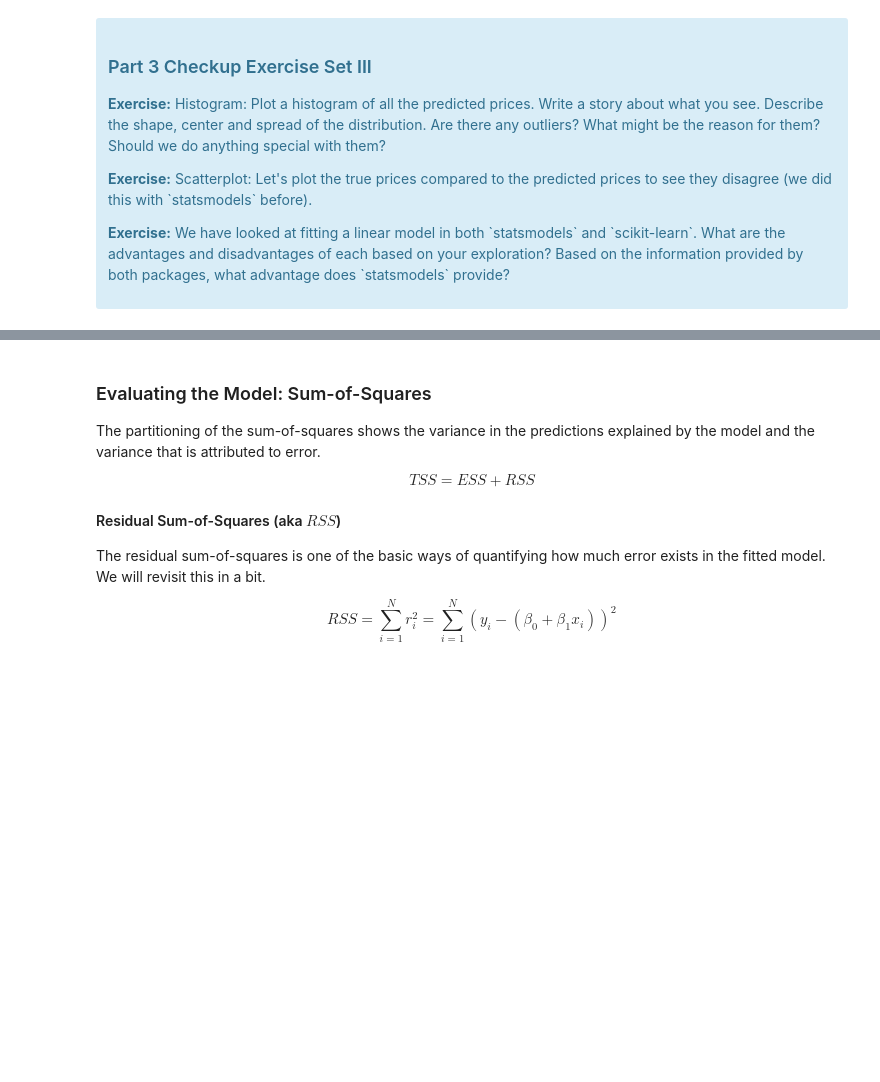
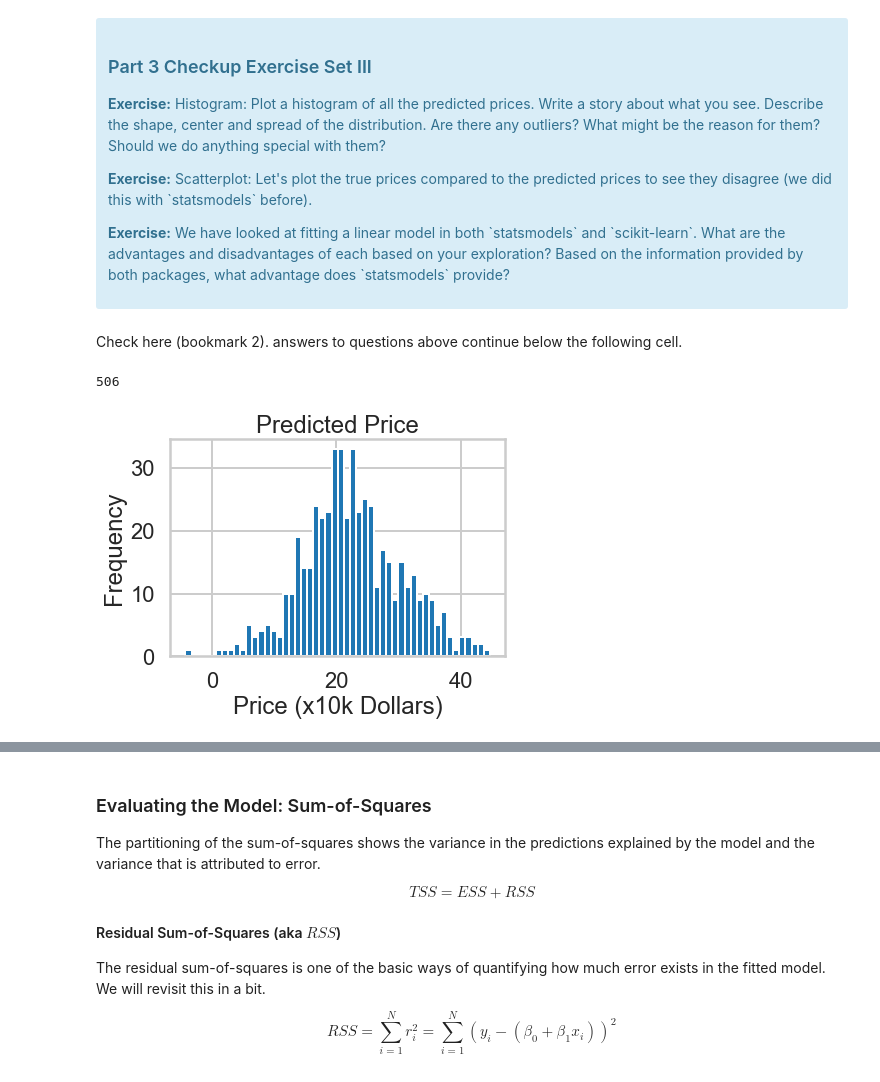
Before and after one commit to amtsatterfield/mec-mini-projects, a Jupyter notebook: mec-11.4.1-linear-regression-mini-project/Mini_Project_Linear_Regression.ipynb, the cells around one changed output, grey strips where cells are left out. Drawn from its saved outputs; the diff is of its cells as text; code cells hidden in the pictures; blank space fills up the shorter version.

Commit message:
updated Linear Regression project

```diff
--- a/mec-11.4.1-linear-regression-mini-project/Mini_Project_Linear_Regression.ipynb
+++ b/mec-11.4.1-linear-regression-mini-project/Mini_Project_Linear_Regression.ipynb
@@ -519,4 +533,4 @@ Output | Description
 The `lm.fit()` function estimates the coefficients the linear regression using least squares.
 # %%
 # Use all 13 predictors to fit linear regression model
-lm.fit(X, bos.PRICE)
+lm.fit(X, bos.PRICE).intercept_
@@ -534,0 +551,14 @@ lm.fit(X, bos.PRICE)
+# %%
+# your turn
+# to change the model not to fit an intercept, use the code below
+lm2 = LinearRegression(fit_intercept=False) # note, True is the defult argument here
+
+# in this case, based on the scatter plot, I am assuming the data is unbalanced and therefore should not have an intercept.
+# moreover, it would seem logical that, if price of a home is dependent on the number of rooms, then a house with no rooms
+# would be priced at 0 dollars.
+lm2.fit(X, bos.PRICE).intercept_
+
+# yes. i.i.d operates under the assumption that residuals are normally distributed.
+
+# false. Y can be skewed and have normally distributed residuals. normally distributed residuals allow the use of linear
+# regression.
@@ -570,0 +622,17 @@ lm.predict(X)[0:5]
+# %% [markdown]
+Check here (bookmark 2). answers to questions above continue below the following cell. <a name='bookmark2' />
+# %%
+# your turn
+pred = lm.predict(X)
+print(len(pred))
+plt.hist(pred, bins=50)
+plt.title("Predicted Price")
+plt.xlabel("Price (x10k Dollars)")
+plt.ylabel("Frequency")
+plt.show()
+# the histogram shows a fairly normal distribution with most predicted prices around 200 to 250 thousand dollars.
+# outliers appear below the proce of 0 and is likely the y-intercept of the regression line.
+# we should use the outliers to determine the legitimacy of our model.
+# %% [output]
+506
+[figure, added]
```
Also changed, not shown: parts of 19 cells of this notebook.
